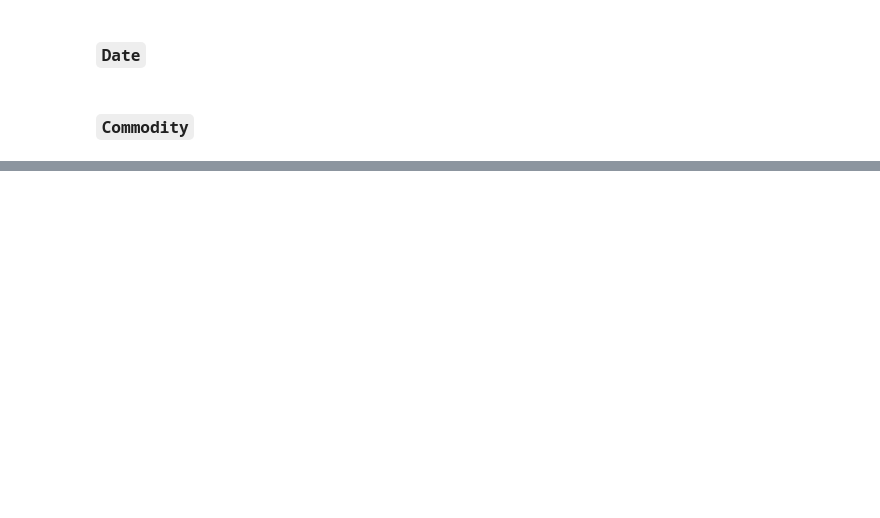
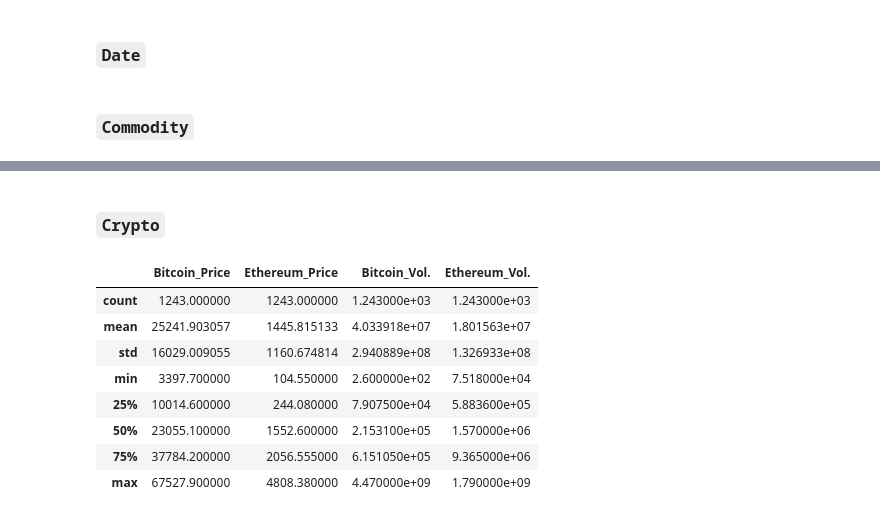
Before and after one commit to VicHui-uwo/stock_data_eda, a Jupyter notebook: notebook5a0c606076.ipynb, the cells around one changed output, grey strips where cells are left out. Drawn from its saved outputs; the diff is of its cells as text; code cells hidden in the pictures; blank space fills up the shorter version.

```diff
--- a/notebook5a0c606076.ipynb
+++ b/notebook5a0c606076.ipynb
@@ -136,0 +198,14 @@ plt.show()
+# %% [markdown]
+### `Crypto`
+# %%
+df[_crypto_price + _crypto_vol].describe()
+# %% [output]
+|  | Bitcoin_Price | Ethereum_Price | Bitcoin_Vol. | Ethereum_Vol. |
+| count | 1243.000000 | 1243.000000 | 1.243000e+03 | 1.243000e+03 |
+| mean | 25241.903057 | 1445.815133 | 4.033918e+07 | 1.801563e+07 |
+| std | 16029.009055 | 1160.674814 | 2.940889e+08 | 1.326933e+08 |
+| min | 3397.700000 | 104.550000 | 2.600000e+02 | 7.518000e+04 |
+| 25% | 10014.600000 | 244.080000 | 7.907500e+04 | 5.883600e+05 |
+| 50% | 23055.100000 | 1552.600000 | 2.153100e+05 | 1.570000e+06 |
+| 75% | 37784.200000 | 2056.555000 | 6.151050e+05 | 9.365000e+06 |
+| max | 67527.900000 | 4808.380000 | 4.470000e+09 | 1.790000e+09 |
```
Also changed, not shown: parts of 31 cells of this notebook.
